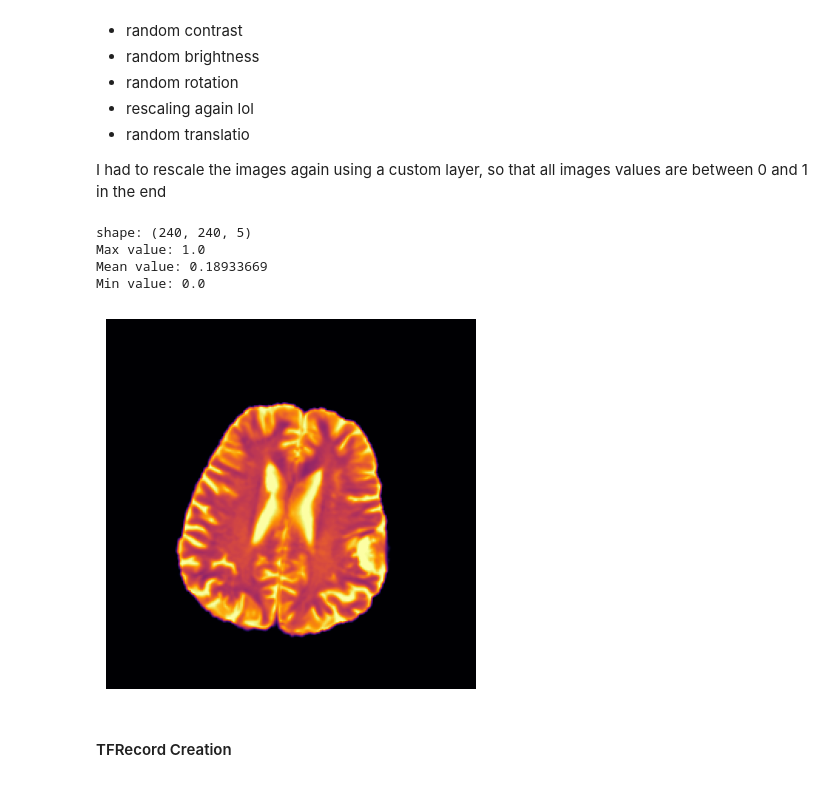
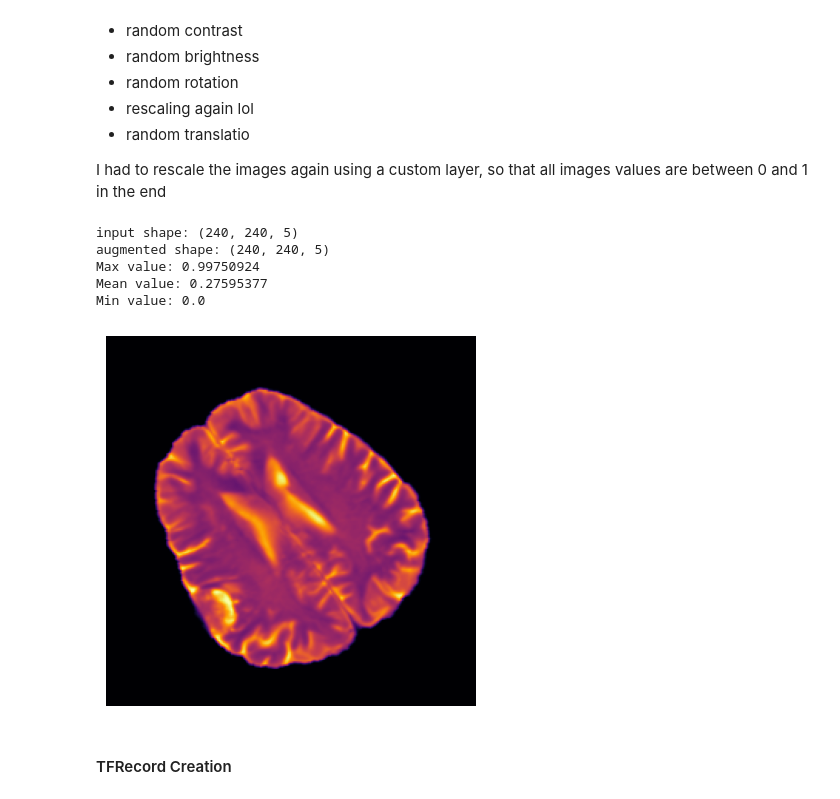
Before and after one commit to LennartPhil/Brain_Mets_Classification, a Jupyter notebook: notebooks/AI/data_preparation.ipynb, the cells around one changed output. Drawn from its saved outputs; the diff is of its cells as text; code cells hidden in the pictures.

```diff
--- a/notebooks/AI/data_preparation.ipynb
+++ b/notebooks/AI/data_preparation.ipynb
@@ -1239,7 +1239,7 @@ def load_2d_rgb_image(patient_id, include_mask = False, only_cutout = False, sav
                         pass
 
                 if file.endswith("mask.png") and mask_image is None:
-                    mask_image = cv2.imread(path_to_file, 0)
+                    mask_image = cv2.imread(path_to_file, cv2_num) #previously: mask_image = cv2.imread(path_to_file, 0)
 
             images = [t1_image, t1c_image, t2_image, flair_image, mask_image]
 
@@ -1339,39 +1381,43 @@ I had to rescale the images again using a custom layer, so that all images value
 # %%
 patient_images = merge_2d_rgb_images(load_2d_rgb_image(patient_id = "sub-01921604",
                             include_mask = True,
-                            only_cutout = False))[1]
-print(f"shape: {patient_images.shape}")
+                            only_cutout = False)[0])[1]
+print(f"input shape: {patient_images.shape}")
 
 data_augmentation = tf.keras.Sequential([
     tf.keras.layers.RandomFlip(mode = "horizontal"),
     #tf.keras.layers.Rescaling(1/255),
     tf.keras.layers.RandomContrast(0.5), # consider removing the random contrast layer as that causes pixel values to go beyond 1
     tf.keras.layers.RandomBrightness(factor = (-0.2, 0.4)), #, value_range=(0, 1)
-    tf.keras.layers.RandomRotation(factor = (-0.1, 0.1), fill_mode = "nearest"),
+    tf.keras.layers.RandomRotation(factor = (-0.14, 0.14), fill_mode = "nearest"),
     NormalizeToRange(zero_to_one=True),
     tf.keras.layers.RandomTranslation(
         height_factor = 0.05,
         width_factor = 0.05,
         fill_mode = "nearest"
-    )
+    ),
+    RandomRescale(scale_range=(0.7, 1.2))
 ])
 
 #consider adding some noise
 
 augmented_images = data_augmentation(patient_images)
+
+print(f"augmented shape: {augmented_images.shape}")
 
 plt.imshow(np.array(augmented_images[:,:,2]), cmap="inferno")
 plt.axis("off")
 
 print("Max value:", np.array(augmented_images).max())
 print("Mean value:", np.array(augmented_images).mean())
 print("Min value:", np.array(augmented_images).min())
 # %% [output]
-shape: (240, 240, 5)
-Max value: 1.0
-Mean value: 0.18933669
+input shape: (240, 240, 5)
+augmented shape: (240, 240, 5)
+Max value: 0.99750924
+Mean value: 0.27595377
 Min value: 0.0
-[figure, old version]
+[figure, new version]
 # %% [markdown]
 #### TFRecord Creation
 # %%
```
Also changed, not shown: parts of 7 cells of this notebook.
